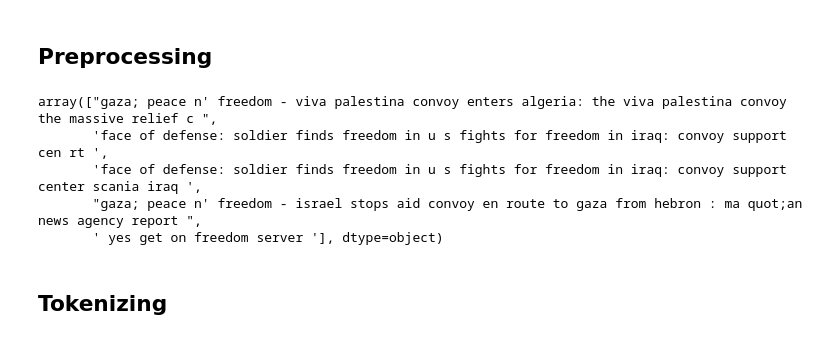
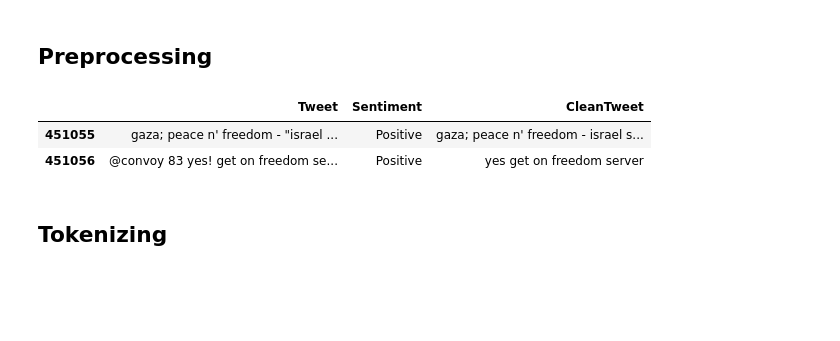
Before and after one commit to arshia-pelathur/Sentiment-Analysis-and-Text-Classification-with-NLP, a Jupyter notebook: Modelling.ipynb, the cells around one changed output. Saved outputs shown, nothing was run; the diff lists cells and outputs as text; code cells hidden in the pictures; blank space fills up the shorter version.

```diff
--- a/Modelling.ipynb
+++ b/Modelling.ipynb
@@ -136,11 +136,9 @@ df.CleanTweet = df.Tweet.apply(preprocess)
 # %%
-df.CleanTweet.tail().values
+df.tail(2)
 # %% [output]
-array(["gaza; peace n' freedom - viva palestina convoy enters algeria: the viva palestina convoy the massive relief c ",
-       'face of defense: soldier finds freedom in u s fights for freedom in iraq: convoy support cen rt ',
-       'face of defense: soldier finds freedom in u s fights for freedom in iraq: convoy support center scania iraq ',
-       "gaza; peace n' freedom - israel stops aid convoy en route to gaza from hebron : ma quot;an news agency report ",
-       ' yes get on freedom server '], dtype=object)
+|  | Tweet | Sentiment | CleanTweet |
+| 451055 | gaza; peace n' freedom - "israel ... | Positive | gaza; peace n' freedom - israel s... |
+| 451056 | @convoy 83 yes! get on freedom se... | Positive | yes get on freedom server |
 # %% [markdown]
 ## Tokenizing
 # %%
```
Also changed, not shown: parts of 32 cells of this notebook, 21 other files.
